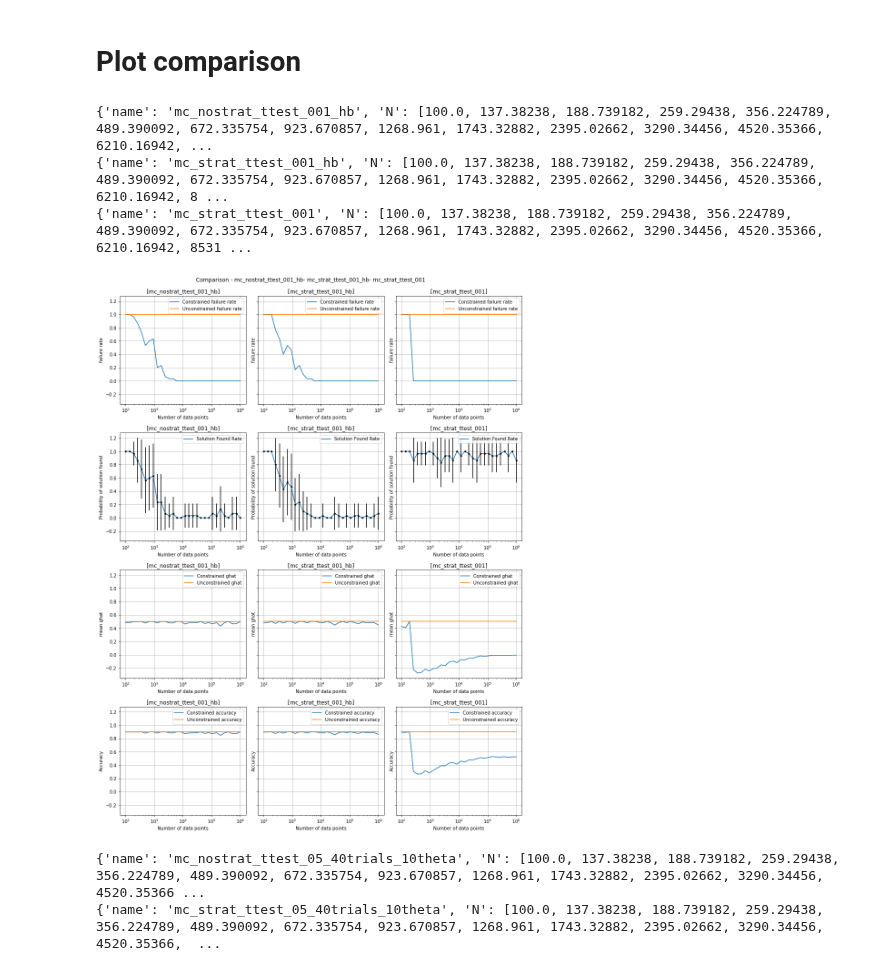
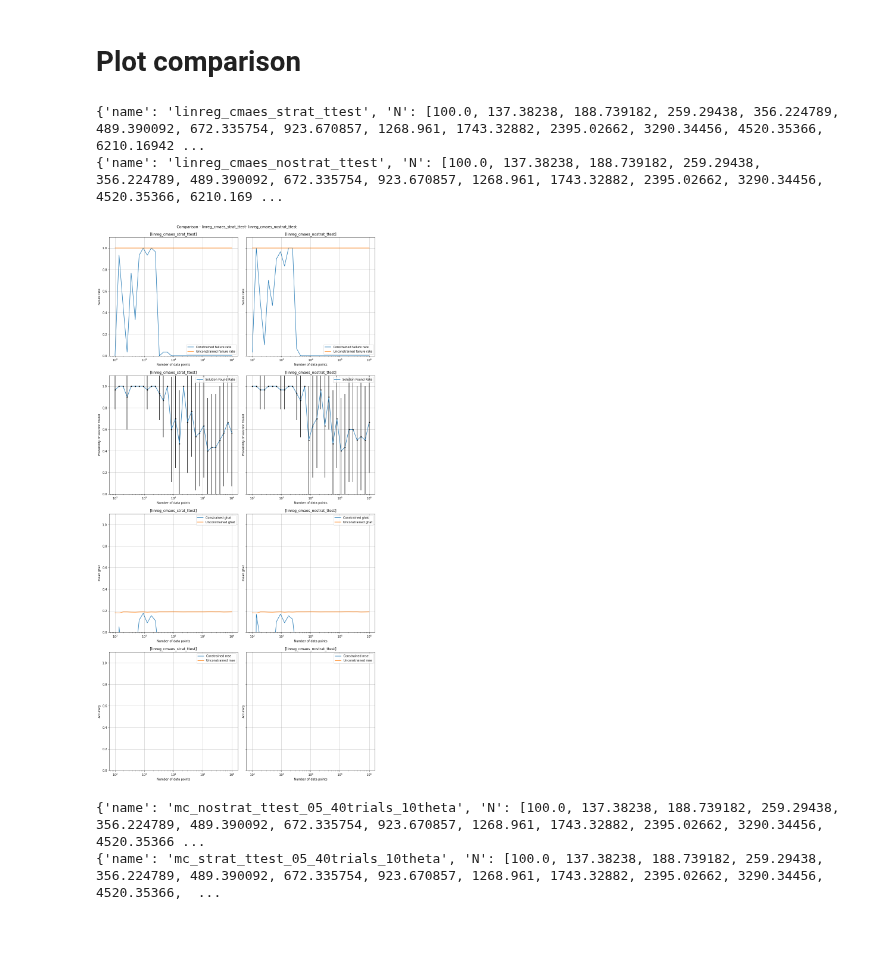
Before and after one commit to hannanabdul55/seldonian-fairness, a Jupyter notebook: notebooks/Ploit_results_comparison.ipynb, the cells around one changed output. Cells and saved outputs as stored; diff of their text form; code cells hidden in the pictures; blank space fills up the shorter version.

Commit message:
Add plot results for lin regresison

```diff
--- a/notebooks/Ploit_results_comparison.ipynb
+++ b/notebooks/Ploit_results_comparison.ipynb
@@ -12,27 +12,25 @@ from experiment.plot_results import *
 # Plot comparison
 # %%
 print_config=True
-folders = ['result/result_mc_nostrat_ttest_001_hb','result/result_mc_strat_ttest_001_hb',
-           'result/result_mc_strat_ttest_001']
+folders = ['result/result_linreg_cmaes_strat_ttest','result/result_linreg_cmaes_nostrat_ttest']
 fig, axs = plt.subplots(4,len(folders), figsize=(13, int(13*4/len(folders))), sharey=True, gridspec_kw={'hspace':0.3},
                        constrained_layout=True)
 axs = np.array(axs).reshape(4, len(folders))
 figtitle = "Comparison "
 for i in range(len(folders)):
     config = pickle.load(open(folders[i] + "/config.p", "rb"))
     if print_config:
         print(config)
     exps = pickle.load(open(folders[i] + "/exps.p", "rb"))
     res = pickle.load(open(list(glob.glob(folders[i] + '/final_res*.p'))[0], 'rb'))
-    plot_results(res, config['name'], axs = axs[:,i])
+    plot_results_linreg(res, config['name'], axs = axs[:,i])
     figtitle+= f"- {config['name']}"
 fig.suptitle(figtitle)
 plt.show()
 # %% [output]
-{'name': 'mc_nostrat_ttest_001_hb', 'N': [100.0, 137.38238, 188.739182, 259.29438, 356.224789, 489.390092, 672.335754, 923.670857, 1268.961, 1743.32882, 2395.02662, 3290.34456, 4520.35366, 6210.16942, ...
-{'name': 'mc_strat_ttest_001_hb', 'N': [100.0, 137.38238, 188.739182, 259.29438, 356.224789, 489.390092, 672.335754, 923.670857, 1268.961, 1743.32882, 2395.02662, 3290.34456, 4520.35366, 6210.16942, 8 ...
-{'name': 'mc_strat_ttest_001', 'N': [100.0, 137.38238, 188.739182, 259.29438, 356.224789, 489.390092, 672.335754, 923.670857, 1268.961, 1743.32882, 2395.02662, 3290.34456, 4520.35366, 6210.16942, 8531 ...
+{'name': 'linreg_cmaes_strat_ttest', 'N': [100.0, 137.38238, 188.739182, 259.29438, 356.224789, 489.390092, 672.335754, 923.670857, 1268.961, 1743.32882, 2395.02662, 3290.34456, 4520.35366, 6210.16942 ...
+{'name': 'linreg_cmaes_nostrat_ttest', 'N': [100.0, 137.38238, 188.739182, 259.29438, 356.224789, 489.390092, 672.335754, 923.670857, 1268.961, 1743.32882, 2395.02662, 3290.34456, 4520.35366, 6210.169 ...
-[figure, old version]
+[figure, new version]
 # %%
 print_config=True
 folders = ['result/result_mc_nostrat_ttest_01_40trials_10theta', 'result/result_mc_strat_ttest_01_40trials_10theta'
```
Also changed, not shown: parts of 1 cell of this notebook, 3 other files.
